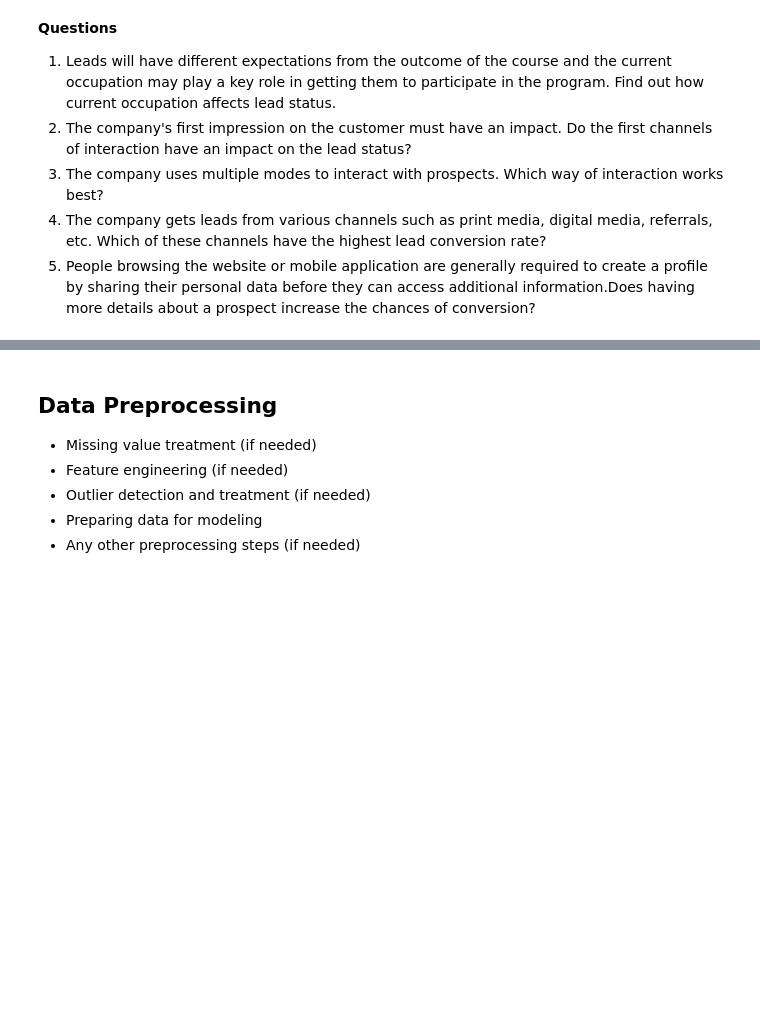
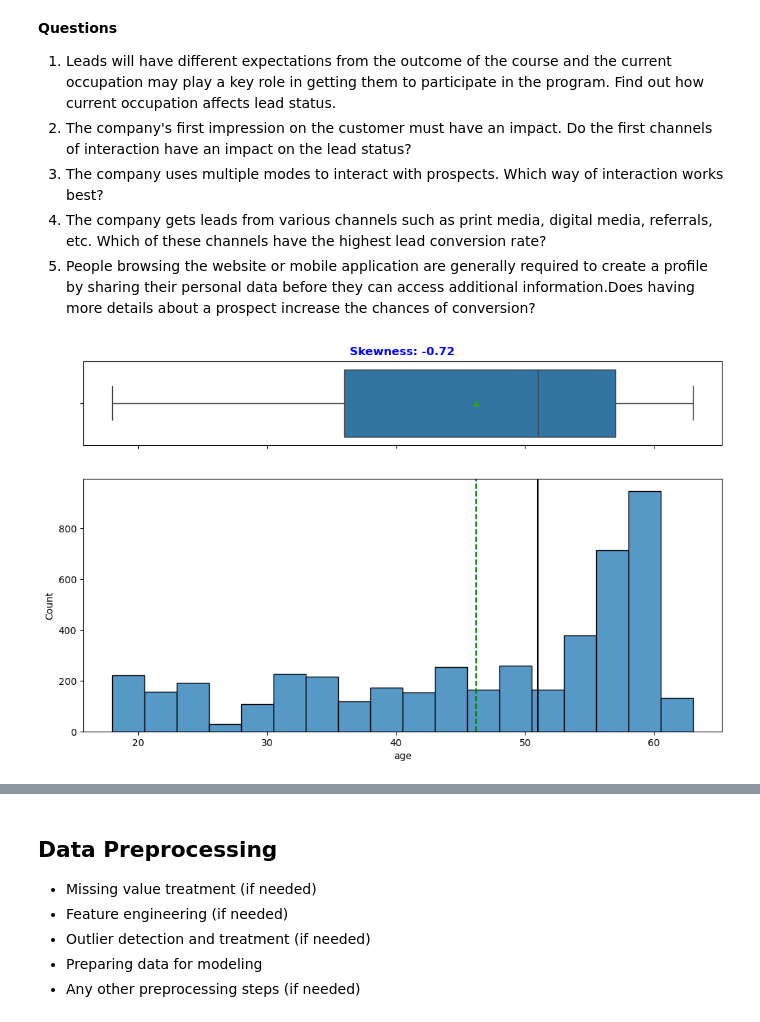
Before and after one commit to zypher-4/mit-adsp, a Jupyter notebook: Elective Project/Learner+Notebook+-+Full+Code+Version+-+Potential+Customers+Prediction.ipynb, the cells around one changed output, grey strips where cells are left out. Saved outputs shown, nothing was run; the diff lists cells and outputs as text; code cells hidden in the pictures; blank space fills up the shorter version.

```diff
--- a/Elective Project/Learner+Notebook+-+Full+Code+Version+-+Potential+Customers+Prediction.ipynb
+++ b/Elective Project/Learner+Notebook+-+Full+Code+Version+-+Potential+Customers+Prediction.ipynb
@@ -189,3 +194,35 @@ data.describe(include='all').T
 3. The company uses multiple modes to interact with prospects. Which way of interaction works best?
 4. The company gets leads from various channels such as print media, digital media, referrals, etc. Which of these channels have the highest lead conversion rate?
 5. People browsing the website or mobile application are generally required to create a profile by sharing their personal data before they can access additional information.Does having more details about a prospect increase the chances of conversion?
+# %%
+def histogram_boxplot(data, feature, figsize=(12, 7), kde=False, bins=None):
+    f2, (ax_box2, ax_hist2) = plt.subplots(
+        nrows=2,  # Number of rows of the subplot grid= 2
+        sharex=True,  # x-axis will be shared among all subplots
+        gridspec_kw={"height_ratios": (0.25, 0.75)},
+        figsize=figsize,
+    )  # creating the 2 subplots
+    sns.boxplot(
+        data=data, x=feature, ax=ax_box2, showmeans=True
+    )  # boxplot will be created and a star will indicate the mean value of the column
+    sns.histplot(
+        data=data, x=feature, kde=kde, ax=ax_hist2, bins=bins, palette="winter"
+    ) if bins else sns.histplot(
+        data=data, x=feature, kde=kde, ax=ax_hist2
+    )  # For histogram
+    ax_hist2.axvline(
+        data[feature].mean(), color="green", linestyle="--"
+    )  # Add mean to the histogram
+    ax_hist2.axvline(
+        data[feature].median(), color="black", linestyle="-"
+    )  # Add median to the histogram
+    ax_box2.text(
+        0.5, 1.05, f"Skewness: {skew(data[feature].dropna()):.2f}",
+        horizontalalignment='center', verticalalignment='bottom',
+        transform=ax_box2.transAxes, fontsize=12, color='blue', fontweight='bold'
+    )
+    plt.show()  #Showing the Plot
+# %%
+histogram_boxplot(data, 'age')
+# %% [output]
+[figure, added]
```
Also changed, not shown: parts of 43 cells of this notebook, 1 other file.
